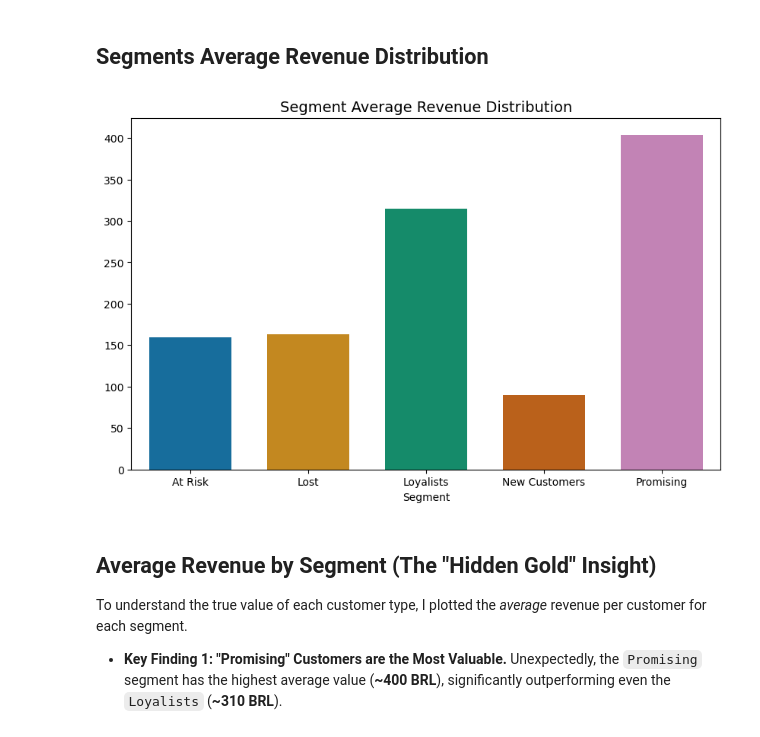
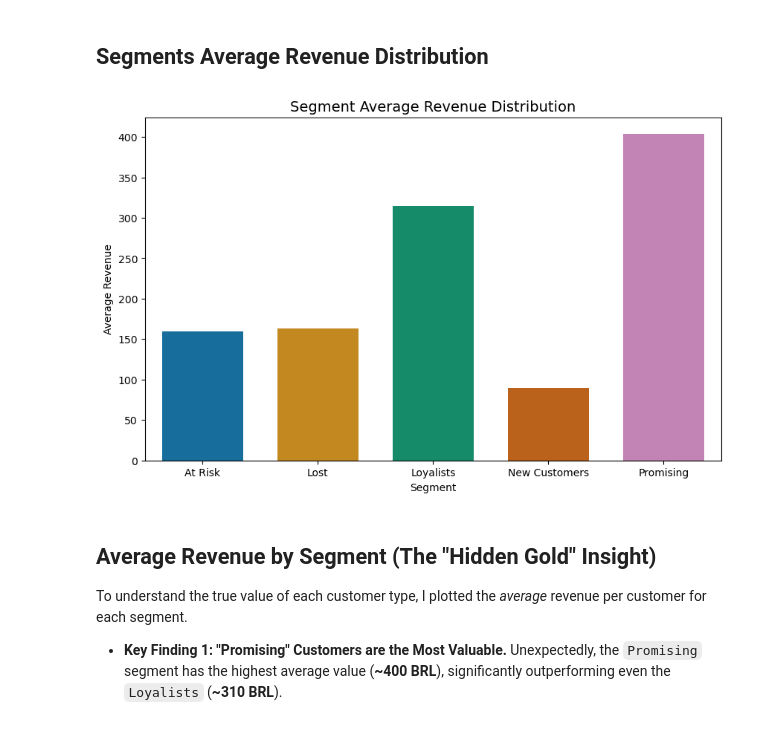
Before and after one commit to zeeshan-akram-ds/Olist-ECommerce-Analysis, a Jupyter notebook: notebooks/03_RFM_Analysis.ipynb, the cells around one changed output. Cells and saved outputs as stored; diff of their text form; code cells hidden in the pictures.

```diff
--- a/notebooks/03_RFM_Analysis.ipynb
+++ b/notebooks/03_RFM_Analysis.ipynb
@@ -472,14 +473,15 @@ My next step is to analyze the *average* value of a customer in each segment to
 # %%
 data = rfm_df.groupby('Segment')['Monetary'].mean()
 
 # bar plot
 plt.figure(figsize=(10,6))
 sns.barplot(x=data.index, y=data.values, palette='colorblind', width=0.7)
 plt.title("Segment Average Revenue Distribution", fontsize=14)
 plt.savefig("../images/segment_avg_revenue_dist.png", dpi=300)
+plt.ylabel("Average Revenue")
 plt.show()
 # %% [output]
-[figure, old version]
+[figure, new version]
 # %% [markdown]
 ## Average Revenue by Segment (The "Hidden Gold" Insight)
 
```
Also changed, not shown: parts of 8 cells of this notebook.
